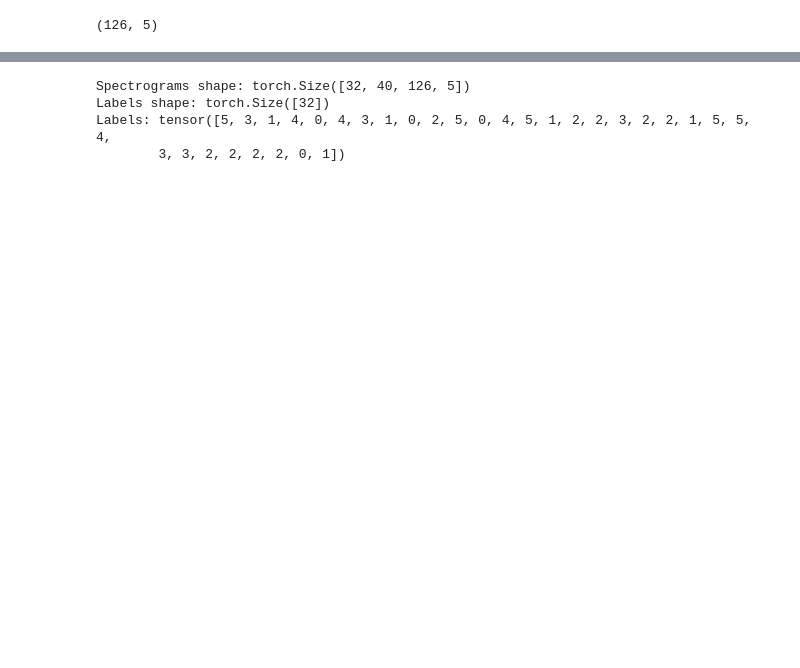
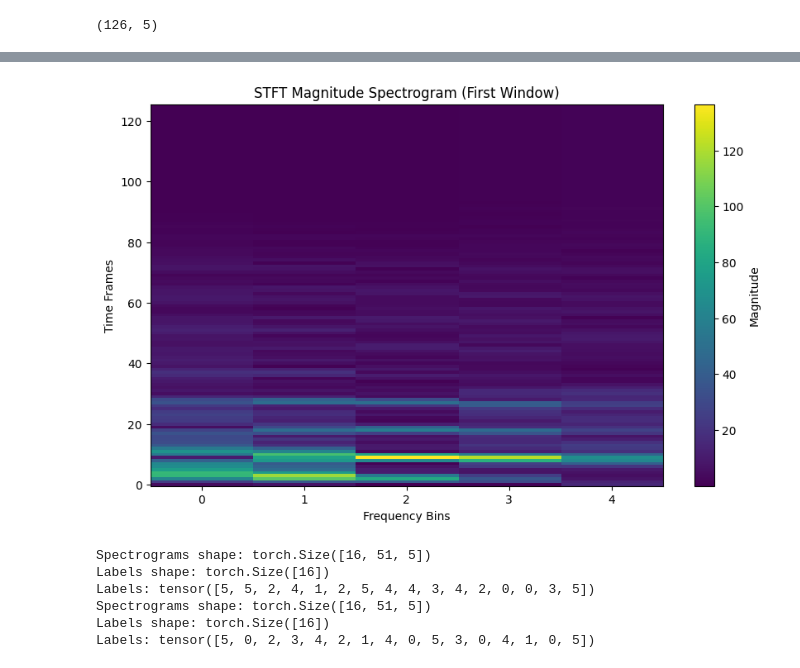
Before and after one commit to tanaratsaehia/dsp_project, a Jupyter notebook: data_preparation/DSP_testing.ipynb, the cells around one changed output, grey strips where cells are left out. Drawn from its saved outputs; the diff is of its cells as text; code cells hidden in the pictures; blank space fills up the shorter version.

```diff
--- a/data_preparation/DSP_testing.ipynb
+++ b/data_preparation/DSP_testing.ipynb
@@ -459,3 +526,22 @@ array([[[-4.63850451e+00+0.0000000e+00j,  7.35975409e+00+0.0000000e+00j,
+# %%
+# prompt: plot spectrogram[0]
+
+import matplotlib.pyplot as plt
+import numpy as np
+
+# Assuming loaded_stft is already loaded as in the provided code
+# and contains the spectrogram data
+
+# Plot the magnitude spectrogram of the first STFT result
+plt.figure(figsize=(10, 6))
+plt.imshow(np.abs(spectrogram[0]), aspect='auto', cmap='viridis', origin='lower')
+plt.colorbar(label='Magnitude')
+plt.title('STFT Magnitude Spectrogram (First Window)')
+plt.xlabel('Frequency Bins')
+plt.ylabel('Time Frames')
+plt.show()
+# %% [output]
+[figure, added]
 # %%
 def create_label_map(data_dir):
     """Creates a dictionary mapping filenames to labels."""
@@ -486,16 +597,22 @@ trainloader = DataLoader(dataset, batch_size=32, shuffle=True)
 # %%
-# Example iteration
-for spectrograms, labels in dataloader:
+for spectrograms, labels in trainloader:
     print("Spectrograms shape:", spectrograms.shape)
     print("Labels shape:", labels.shape)
     print("Labels:", labels)
     break  # Just print the first batch for demonstration
-    # Your CNN training code here...
+
+for spectrograms, labels in testloader:
+    print("Spectrograms shape:", spectrograms.shape)
+    print("Labels shape:", labels.shape)
+    print("Labels:", labels)
+    break  # Just print the first batch for demonstration
 # %% [output]
-Spectrograms shape: torch.Size([32, 40, 126, 5])
-Labels shape: torch.Size([32])
-Labels: tensor([5, 3, 1, 4, 0, 4, 3, 1, 0, 2, 5, 0, 4, 5, 1, 2, 2, 3, 2, 2, 1, 5, 5, 4,
-        3, 3, 2, 2, 2, 2, 0, 1])
+Spectrograms shape: torch.Size([16, 51, 5])
+Labels shape: torch.Size([16])
+Labels: tensor([5, 5, 2, 4, 1, 2, 5, 4, 4, 3, 4, 2, 0, 0, 3, 5])
+Spectrograms shape: torch.Size([16, 51, 5])
+Labels shape: torch.Size([16])
+Labels: tensor([5, 0, 2, 3, 4, 2, 1, 4, 0, 5, 3, 0, 4, 1, 0, 5])
 # %%
 import torch
 import torch.nn as nn
```
Also changed, not shown: parts of 35 cells of this notebook.
